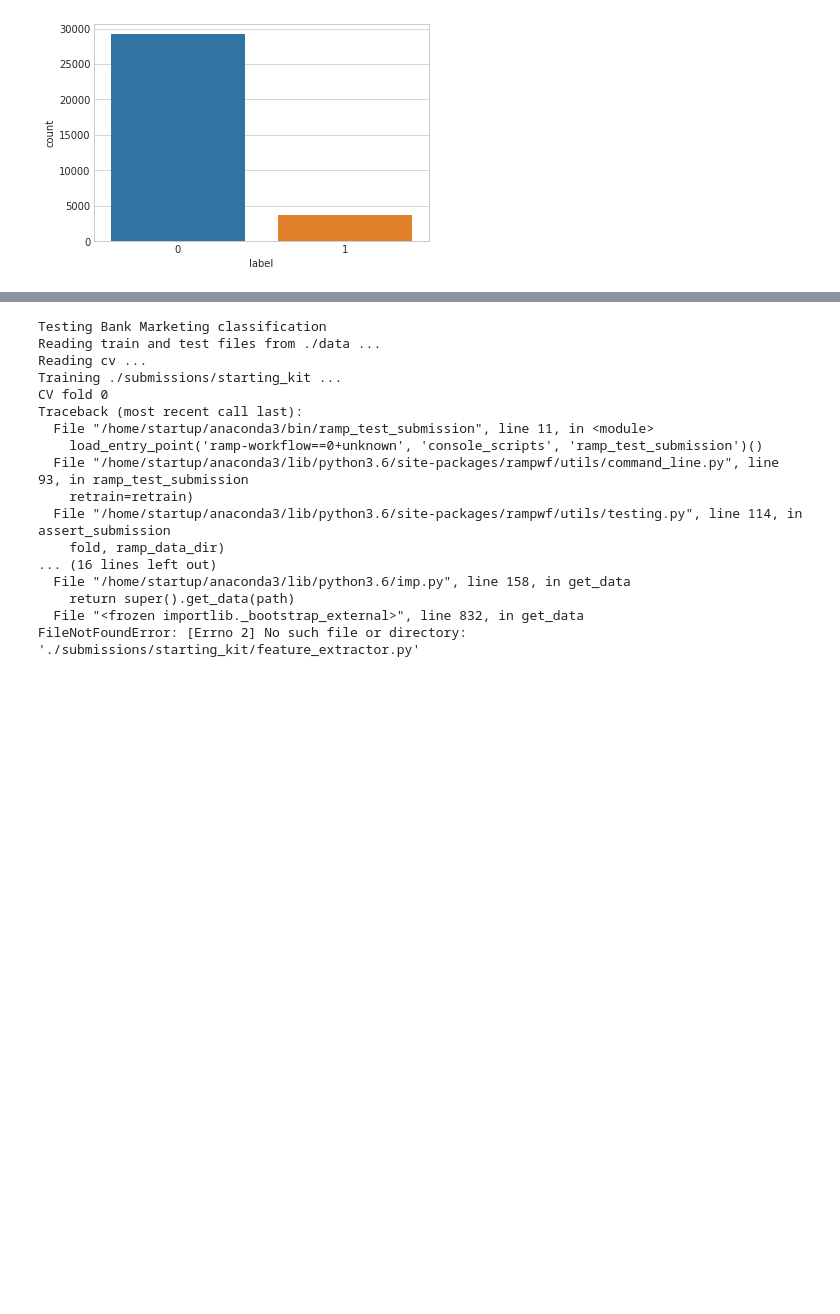
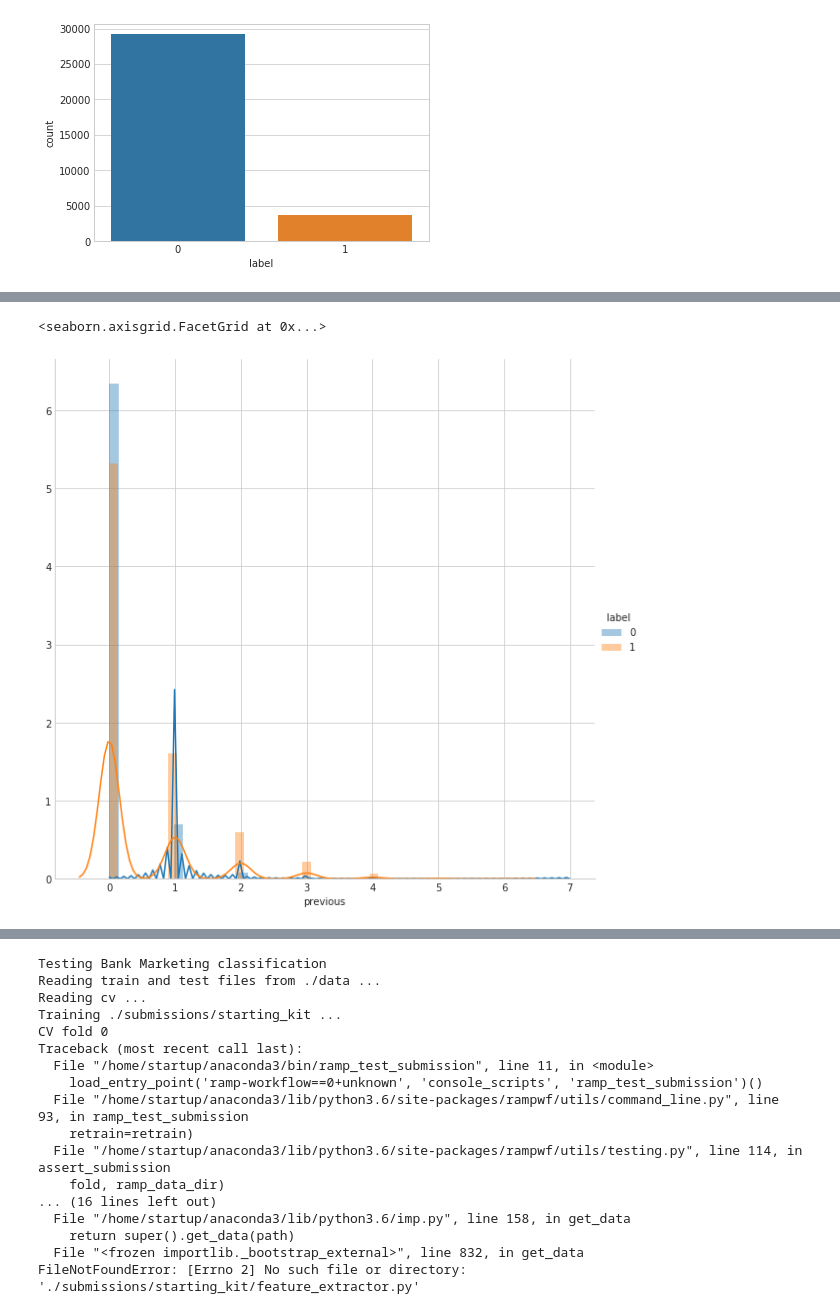
Before and after one commit to didosidali/bank-marketing, a Jupyter notebook: bank_marketing_starting_kit.ipynb, the cells around one changed output, grey strips where cells are left out. Saved outputs shown, nothing was run; the diff lists cells and outputs as text; code cells hidden in the pictures; blank space fills up the shorter version.

```diff
--- a/bank_marketing_starting_kit.ipynb
+++ b/bank_marketing_starting_kit.ipynb
@@ -123,0 +144,7 @@ sns.pairplot()
+# %%
+sns.FacetGrid(data,hue="label",size=8)\
+    .map(sns.distplot,'previous')\
+    .add_legend()
+# %% [output]
+<seaborn.axisgrid.FacetGrid at 0x...>
+[figure, added]
```
Also changed, not shown: parts of 7 cells of this notebook.
